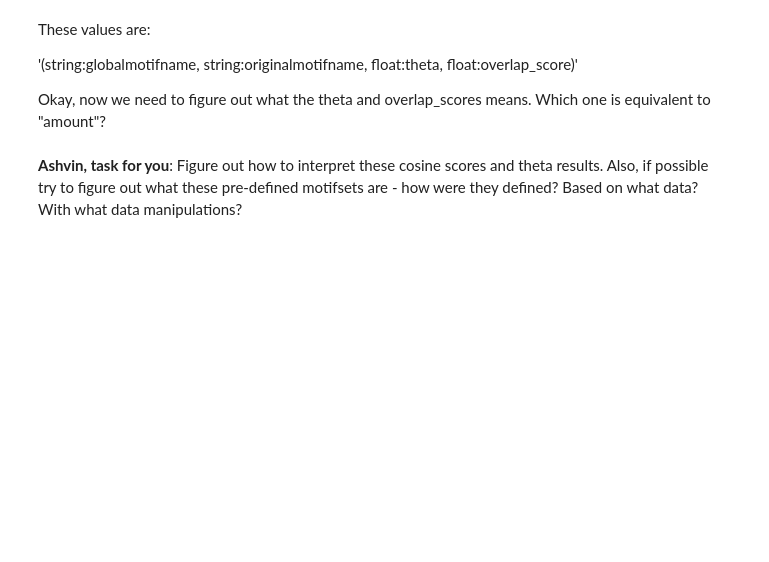
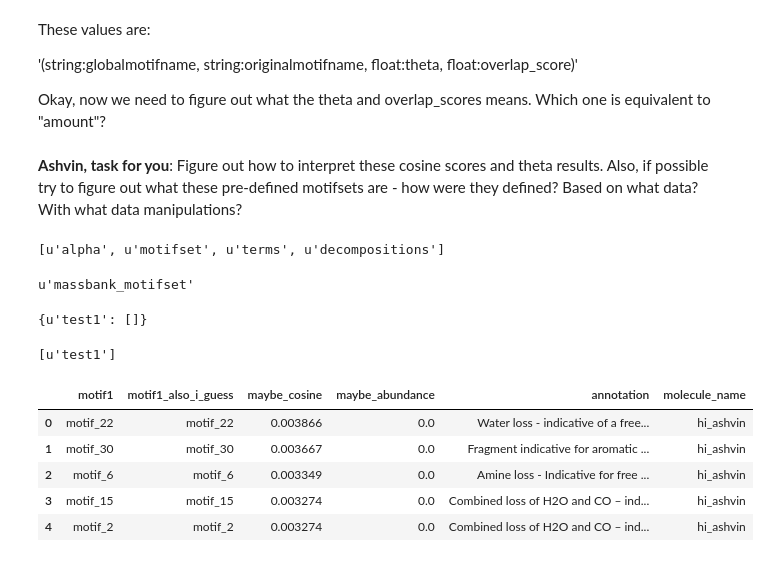
Before and after one commit to cduvallet/ms2_predict, a Jupyter notebook: src/exploration/2017-11-02.test_ms2lda.ipynb, the cells around one changed output. Drawn from its saved outputs; the diff is of its cells as text; code cells hidden in the pictures; blank space fills up the shorter version.

Commit message:
Add MS2LDA --> dataframe and some query examples to notebooks

```diff
--- a/src/exploration/2017-11-02.test_ms2lda.ipynb
+++ b/src/exploration/2017-11-02.test_ms2lda.ipynb
@@ -102,3 +102,34 @@ These values are:
 Okay, now we need to figure out what the theta and overlap_scores means. Which one is equivalent to "amount"?
 # %% [markdown]
 **Ashvin, task for you**: Figure out how to interpret these cosine scores and theta results. Also, if possible try to figure out what these pre-defined motifsets are - how were they defined? Based on what data? With what data manipulations?
+# %%
+r2.json().keys()
+# %% [output]
+[u'alpha', u'motifset', u'terms', u'decompositions']
+# %%
+r2.json()['motifset']
+# %% [output]
+u'massbank_motifset'
+# %%
+r2.json()['terms']
+# %% [output]
+{u'test1': []}
+# %%
+r2.json()['decompositions'].keys()
+# %% [output]
+[u'test1']
+# %%
+# Turn the decompositions (which is a list of lists) into a dataframe
+df = pd.DataFrame(r2.json()['decompositions']['test1'],
+                  columns=['motif1', 'motif1_also_i_guess', 'maybe_cosine', 'maybe_abundance', 'annotation'])
+
+# Add a column to label this dataframe with the molecule
+df['molecule_name'] = 'hi_ashvin'
+df.head()
+# %% [output]
+|  | motif1 | motif1_also_i_guess | maybe_cosine | maybe_abundance | annotation | molecule_name |
+| 0 | motif_22 | motif_22 | 0.003866 | 0.0 | Water loss - indicative of a free... | hi_ashvin |
+| 1 | motif_30 | motif_30 | 0.003667 | 0.0 | Fragment indicative for aromatic ... | hi_ashvin |
+| 2 | motif_6 | motif_6 | 0.003349 | 0.0 | Amine loss - Indicative for free ... | hi_ashvin |
+| 3 | motif_15 | motif_15 | 0.003274 | 0.0 | Combined loss of H2O and CO – ind... | hi_ashvin |
+| 4 | motif_2 | motif_2 | 0.003274 | 0.0 | Combined loss of H2O and CO – ind... | hi_ashvin |
```
Also changed, not shown: parts of 2 cells of this notebook, 1 other file.
